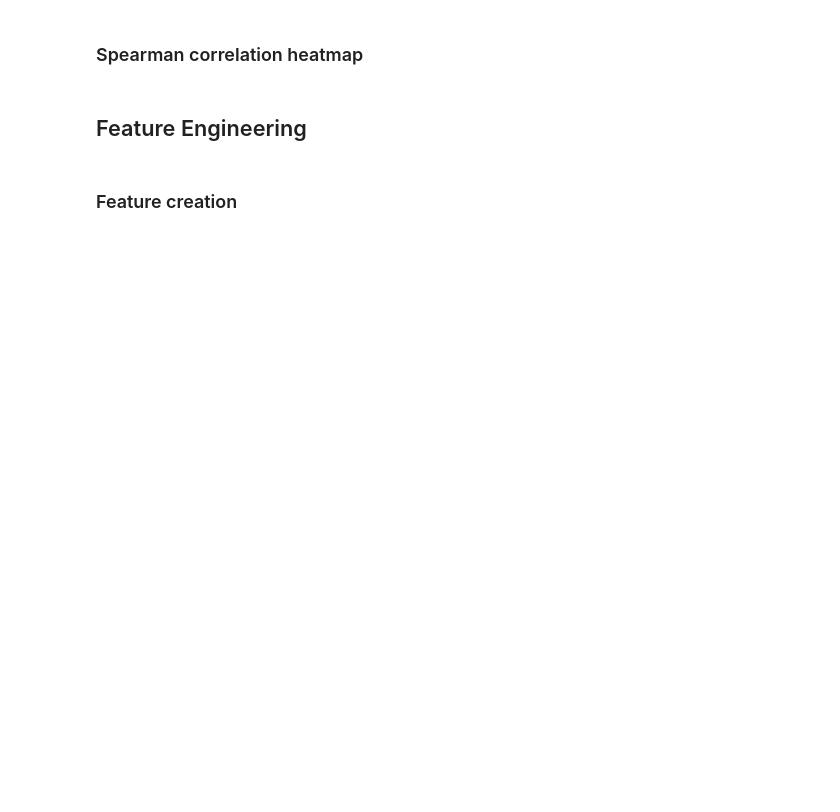
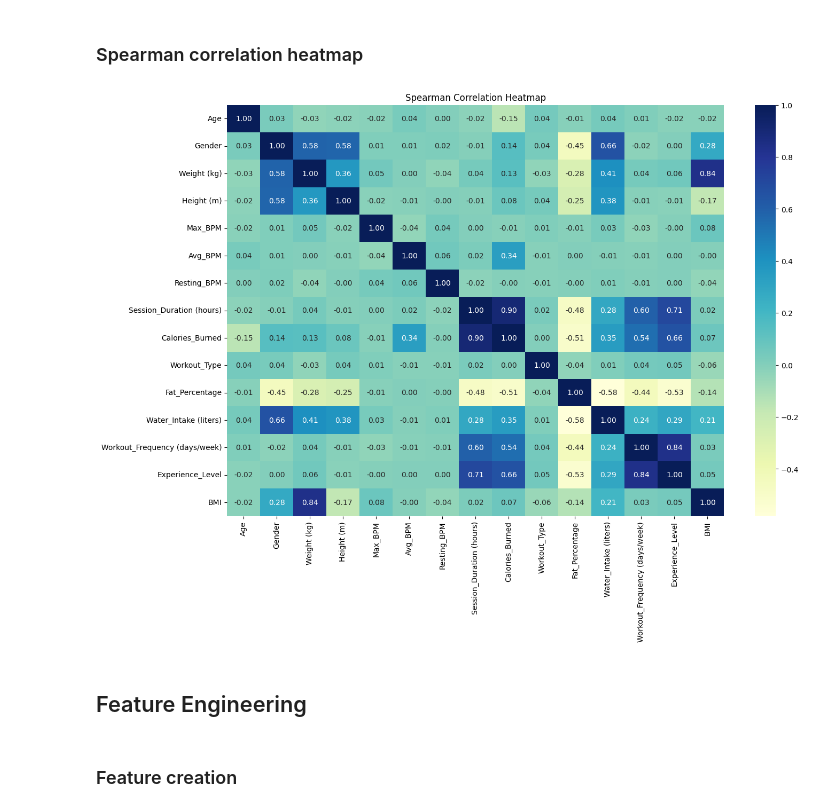
Before and after one commit to GEI-duo/meinf-ai-wp-01, a Jupyter notebook: notebooks/EDA.ipynb, the cells around one changed output. Saved outputs shown, nothing was run; the diff lists cells and outputs as text; code cells hidden in the pictures; blank space fills up the shorter version.

```diff
--- a/notebooks/EDA.ipynb
+++ b/notebooks/EDA.ipynb
@@ -56,9 +97,10 @@ plt.show()
 # %%
 sns.heatmap(encoded_df.corr(method="spearman"), cmap="YlGnBu", annot=True, fmt=".2f")
 
 plt.title("Spearman Correlation Heatmap")
-plt.rcParams["figure.figsize"] = (15, 10)
 plt.show()
+# %% [output]
+[figure, added]
 # %% [markdown]
 ## Feature Engineering
 # %% [markdown]
```
Also changed, not shown: parts of 9 cells of this notebook, 2 other files.
